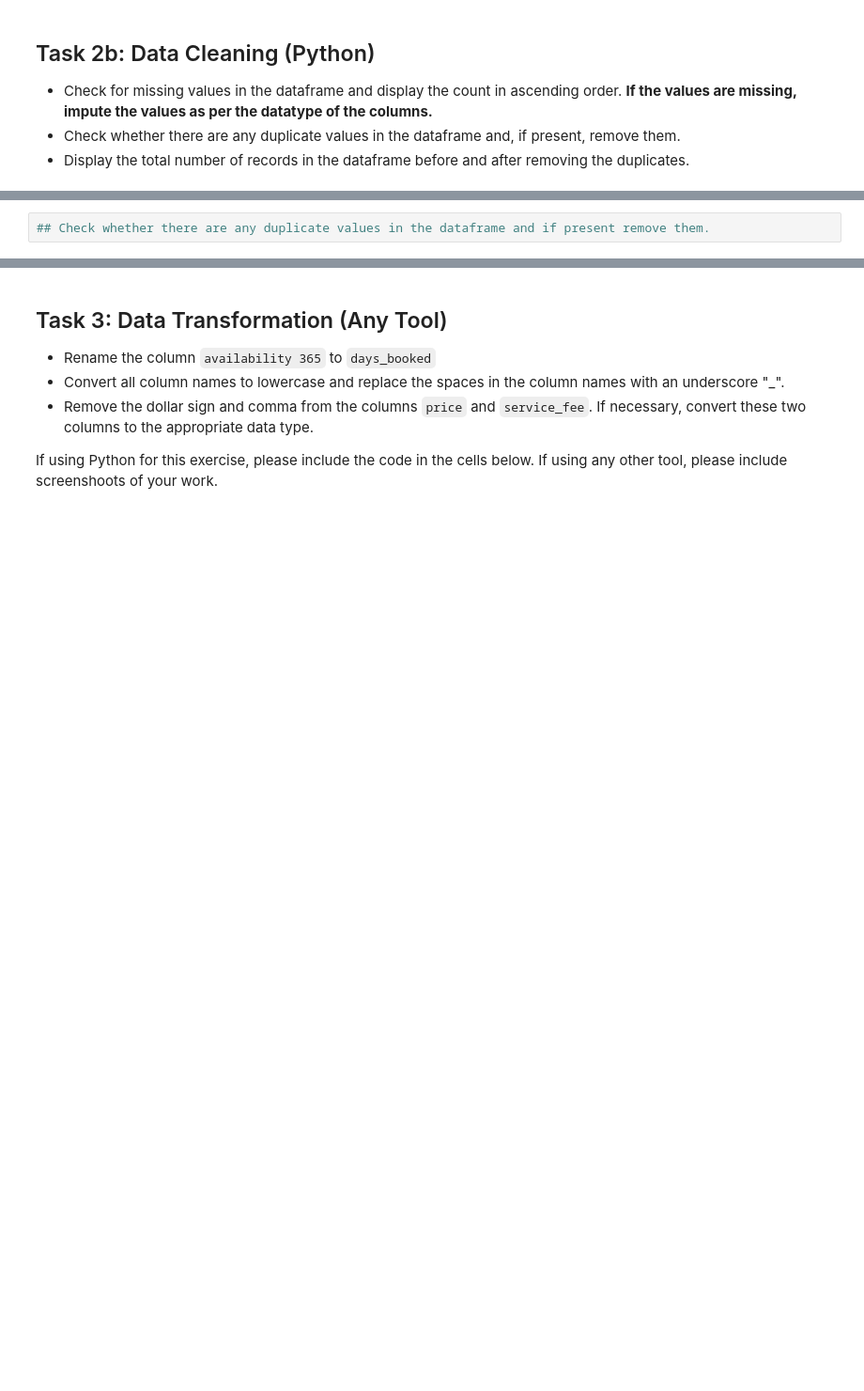
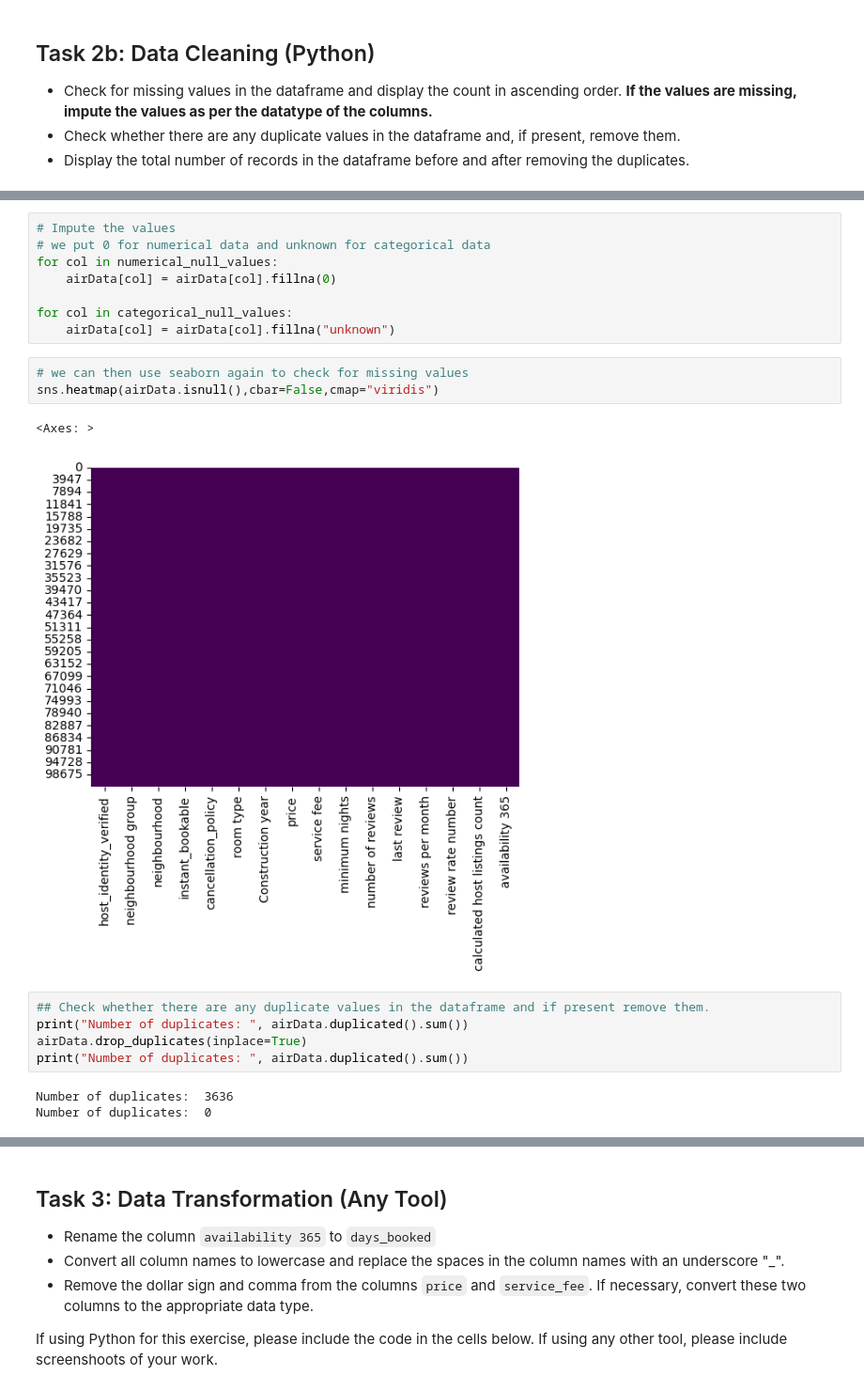
Before and after one commit to bimbo-22/data-science, a Jupyter notebook: data-capstone-project-3/Capstone_Project_English.ipynb, the cells around one changed output, grey strips where cells are left out. Shown at 94% size. Saved outputs shown, nothing was run; the diff lists cells and outputs as text; blank space fills up the shorter version.

```diff
--- a/data-capstone-project-3/Capstone_Project_English.ipynb
+++ b/data-capstone-project-3/Capstone_Project_English.ipynb
@@ -59,4 +147,24 @@ If using Python for this exercise, please include the code in the cells below. I
+# %%
+# Impute the values
+# we put 0 for numerical data and unknown for categorical data
+for col in numerical_null_values:
+    airData[col] = airData[col].fillna(0)
+
+for col in categorical_null_values:
+    airData[col] = airData[col].fillna("unknown")
+# %%
+# we can then use seaborn again to check for missing values
+sns.heatmap(airData.isnull(),cbar=False,cmap="viridis")
+# %% [output]
+<Axes: >
+[figure, added]
 # %%
 ## Check whether there are any duplicate values in the dataframe and if present remove them.
+print("Number of duplicates: ", airData.duplicated().sum())
+airData.drop_duplicates(inplace=True)
+print("Number of duplicates: ", airData.duplicated().sum())
+# %% [output]
+Number of duplicates:  3636
+Number of duplicates:  0
 # %%
 ## Display the total number of records in the dataframe after removing the duplicates.
```
Also changed, not shown: parts of 31 cells of this notebook, 9 other files.
